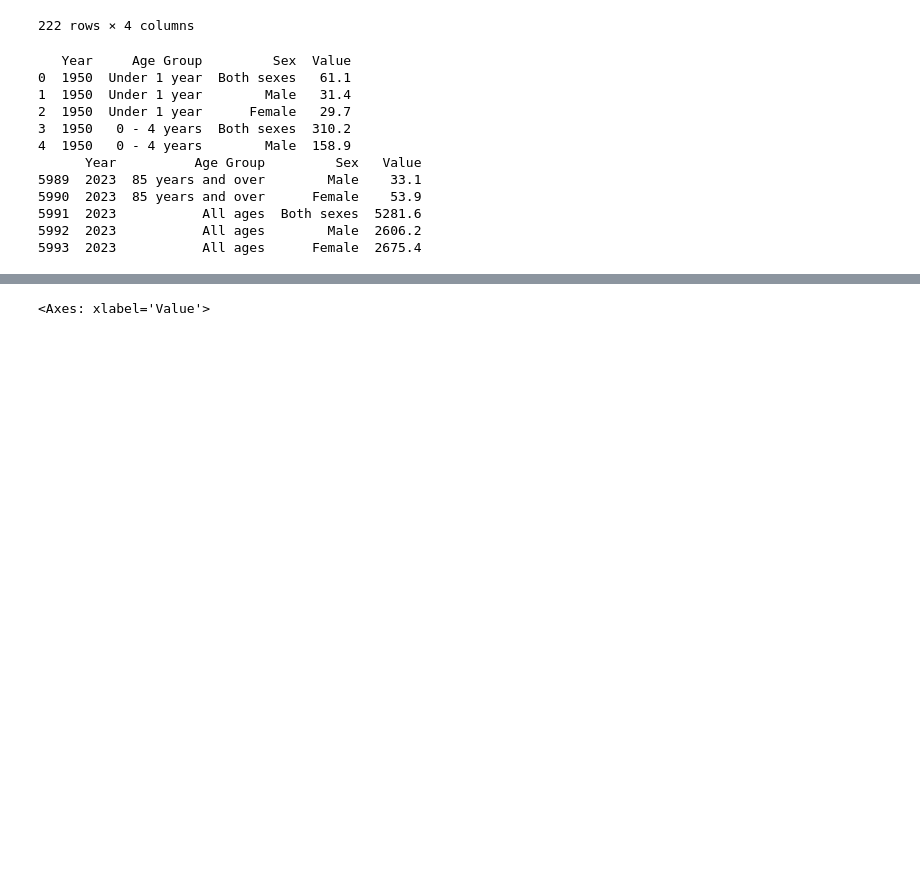
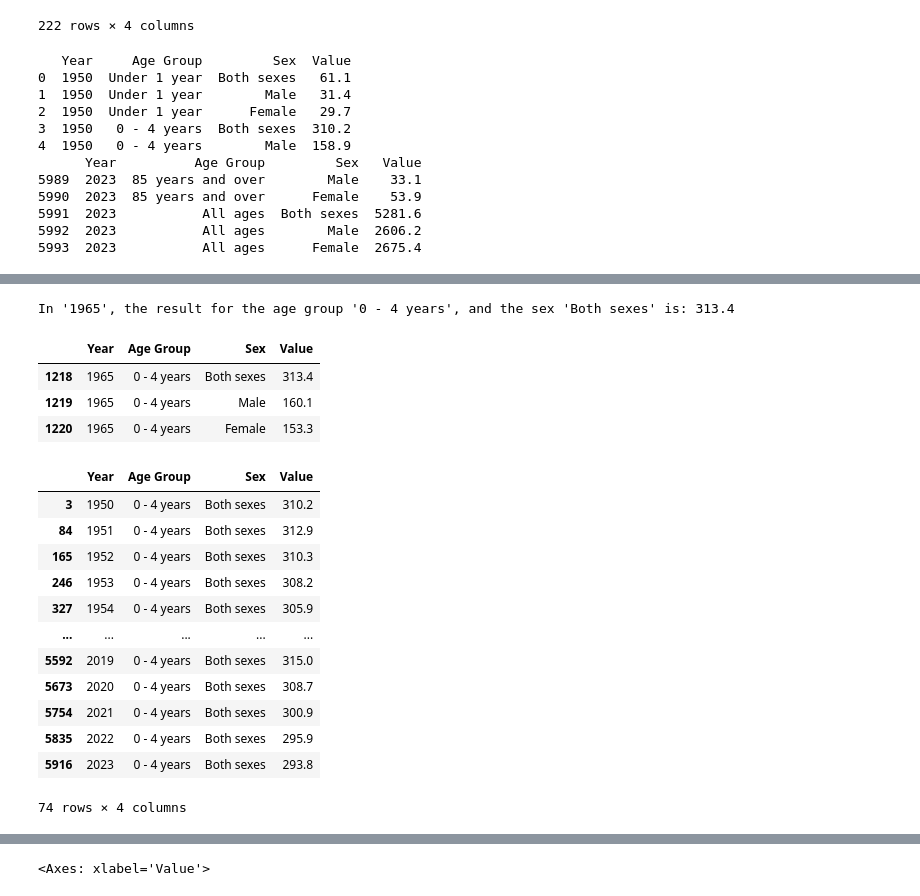
Before and after one commit to TunahanINCE/Population-in-Ireland, a Jupyter notebook: CA-1.ipynb, the cells around one changed output, grey strips where cells are left out. Cells and saved outputs as stored; diff of their text form; code cells hidden in the pictures; blank space fills up the shorter version.

```diff
--- a/CA-1.ipynb
+++ b/CA-1.ipynb
@@ -392,0 +247,19 @@ year_1950.head(27)
+# %%
+import ipywidgets as widgets
+from IPython.display import display
+
+# Identify options
+year_option = df['Year'].unique()
+age_group_option = df['Age Group'].unique()
+sex_option = df['Sex'].unique()
+
+# Create dropdown widget
+dropdown_year = widgets.Dropdown(options=year_option,description="Year:")
+dropdown_age_group = widgets.Dropdown(options=age_group_option,description="Age Group:")
+dropdown_sex = widgets.Dropdown(options=sex_option,description="Sex:")
+
+# Show Widget
+print("Please select a option!")
+display(dropdown_year)
+display(dropdown_age_group)
+display(dropdown_sex)
@@ -392,0 +271,34 @@ year_1950.head(27)
+# %%
+year = dropdown_year.value
+age_group = dropdown_age_group.value
+sex= dropdown_sex.value
+
+result = df[(df['Year'] == year) & (df['Age Group'] == age_group) & (df['Sex'] == sex)]['Value'].values[0]
+print(f"In '{year}', the result for the age group '{age_group}', and the sex '{sex}' is: {result}")
+# %% [output]
+In '1965', the result for the age group '0 - 4 years', and the sex 'Both sexes' is: 313.4
+# %%
+table_year_age_group = df[(df['Year'] == year) & (df['Age Group'] == age_group)]
+table_year_age_group
+# %% [output]
+|  | Year | Age Group | Sex | Value |
+| 1218 | 1965 | 0 - 4 years | Both sexes | 313.4 |
+| 1219 | 1965 | 0 - 4 years | Male | 160.1 |
+| 1220 | 1965 | 0 - 4 years | Female | 153.3 |
+# %%
+table_age_group_sex = df[(df['Age Group'] == age_group) & (df["Sex"] == sex)]
+table_age_group_sex
+# %% [output]
+|  | Year | Age Group | Sex | Value |
+| 3 | 1950 | 0 - 4 years | Both sexes | 310.2 |
+| 84 | 1951 | 0 - 4 years | Both sexes | 312.9 |
+| 165 | 1952 | 0 - 4 years | Both sexes | 310.3 |
+| 246 | 1953 | 0 - 4 years | Both sexes | 308.2 |
+| 327 | 1954 | 0 - 4 years | Both sexes | 305.9 |
+| ... | ... | ... | ... | ... |
+| 5592 | 2019 | 0 - 4 years | Both sexes | 315.0 |
+| 5673 | 2020 | 0 - 4 years | Both sexes | 308.7 |
+| 5754 | 2021 | 0 - 4 years | Both sexes | 300.9 |
+| 5835 | 2022 | 0 - 4 years | Both sexes | 295.9 |
+| 5916 | 2023 | 0 - 4 years | Both sexes | 293.8 |
+74 rows × 4 columns
```
Also changed, not shown: parts of 76 cells of this notebook.
